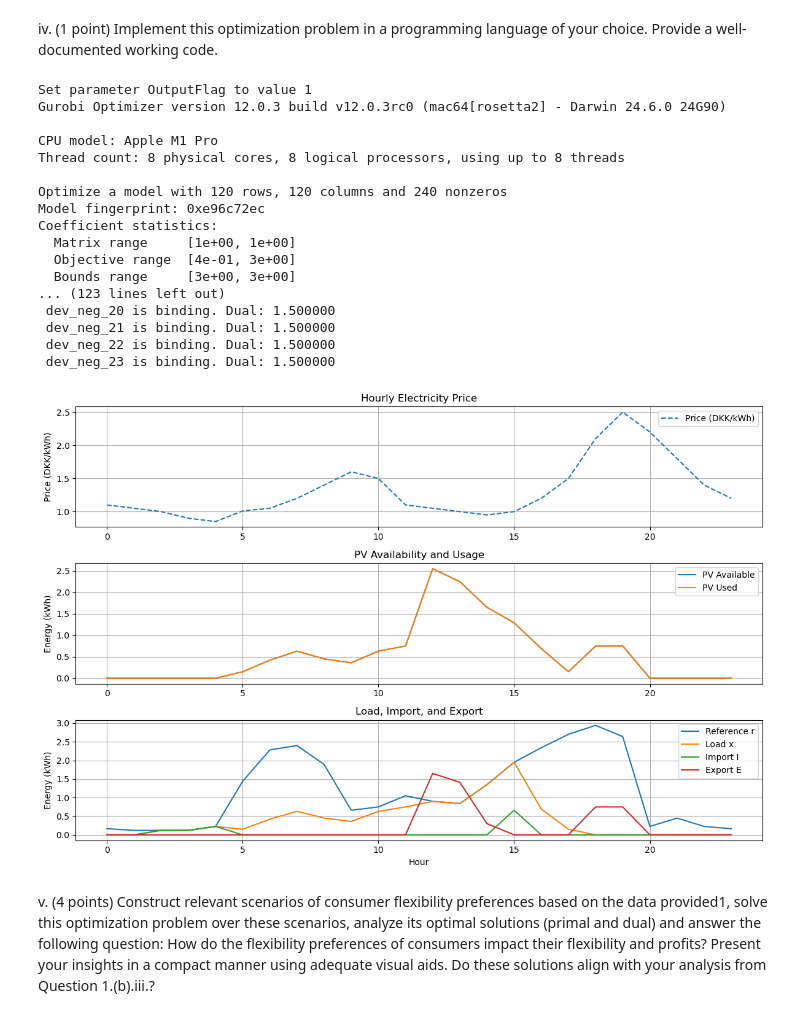
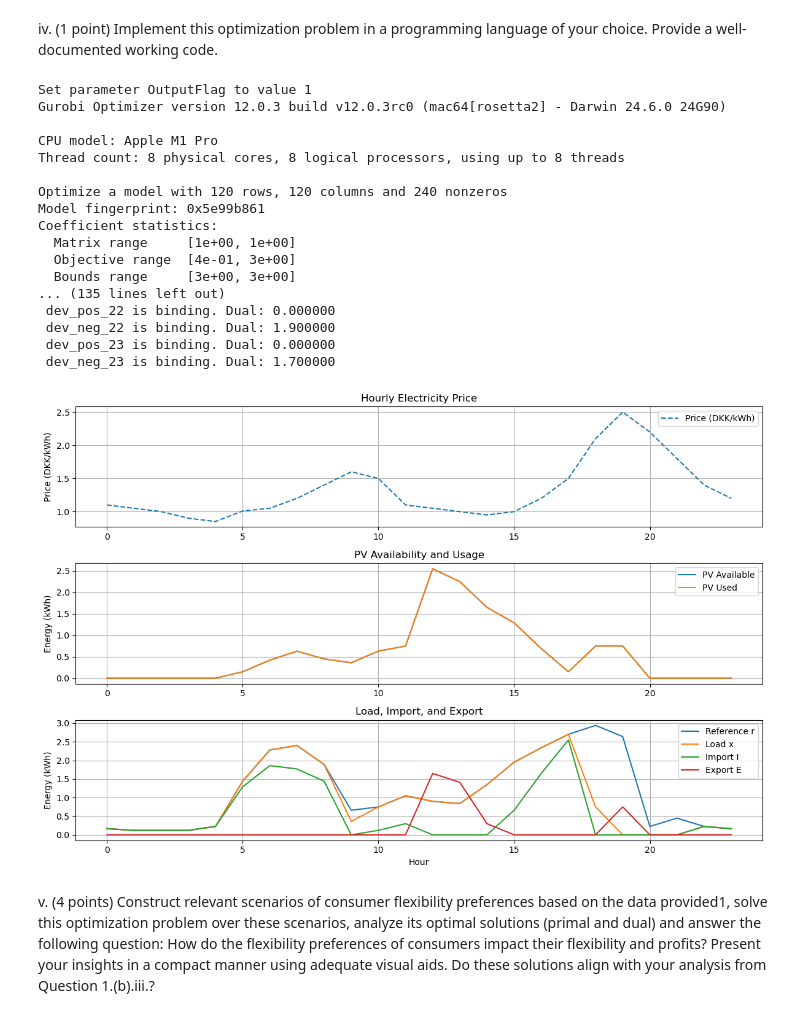
Before and after one commit to Louis2308/group31, a Jupyter notebook: CodePart1b.ipynb, the cells around one changed output. Saved outputs shown, nothing was run; the diff lists cells and outputs as text; code cells hidden in the pictures.

```diff
--- a/CodePart1b.ipynb
+++ b/CodePart1b.ipynb
@@ -79,15 +79,8 @@ if hourly_profile_ratio is None or len(hourly_profile_ratio) != 24:
 # Reference profile r_t = ratio * max_load (kWh per hour)
 r = [float(ratio) * load_max_kWh for ratio in hourly_profile_ratio]
 
-# Discomfort penalty gamma (DKK per kWh). Use value from JSON if present, else default.
-default_gamma = 1.5
-gamma = float(lp0.get("discomfort_penalty_DKK_per_kWh", default_gamma))
-
-# Daily minimum energy (may be null)
-min_equivalent_hours = lp0.get("min_total_energy_per_day_hour_equivalent", None)
-E_min = None
-if min_equivalent_hours is not None:
-    E_min = float(min_equivalent_hours) * load_max_kWh
+# Discomfort penalty gamma (DKK per kWh).
+gamma = 2
 
 T = list(range(24))
 
@@ -180,40 +173,40 @@ plt.subplot(3, 1, 2)
 plt.plot(T, pv_avail, label="PV Available")
 plt.plot(T, u_sol, label="PV Used")
 plt.ylabel("Energy (kWh)")
 plt.title("PV Availability and Usage")
 plt.grid()
 plt.legend()
 plt.subplot(3, 1, 3)
 plt.plot(T, r, label="Reference r")
 plt.plot(T, x_sol, label="Load x")
 plt.plot(T, I_sol, label="Import I")
 plt.plot(T, E_sol, label="Export E")
 plt.xlabel("Hour")
 plt.ylabel("Energy (kWh)")
 plt.title("Load, Import, and Export")
 plt.grid()
 plt.legend()
 plt.tight_layout()
 plt.show()
 # %% [output]
 Set parameter OutputFlag to value 1
 Gurobi Optimizer version 12.0.3 build v12.0.3rc0 (mac64[rosetta2] - Darwin 24.6.0 24G90)
 
 CPU model: Apple M1 Pro
 Thread count: 8 physical cores, 8 logical processors, using up to 8 threads
 
 Optimize a model with 120 rows, 120 columns and 240 nonzeros
-Model fingerprint: 0xe96c72ec
+Model fingerprint: 0x5e99b861
 Coefficient statistics:
   Matrix range     [1e+00, 1e+00]
   Objective range  [4e-01, 3e+00]
   Bounds range     [3e+00, 3e+00]
-... (123 lines left out)
- dev_neg_20 is binding. Dual: 1.500000
- dev_neg_21 is binding. Dual: 1.500000
- dev_neg_22 is binding. Dual: 1.500000
- dev_neg_23 is binding. Dual: 1.500000
+... (135 lines left out)
+ dev_pos_22 is binding. Dual: 0.000000
+ dev_neg_22 is binding. Dual: 1.900000
+ dev_pos_23 is binding. Dual: 0.000000
+ dev_neg_23 is binding. Dual: 1.700000
-[figure, old version]
+[figure, new version]
 # %% [markdown]
 v. (4 points) Construct relevant scenarios of consumer flexibility preferences based on
 the data provided1, solve this optimization problem over these scenarios, analyze
```
Also changed, not shown: parts of 1 cell of this notebook, 2 other files.
